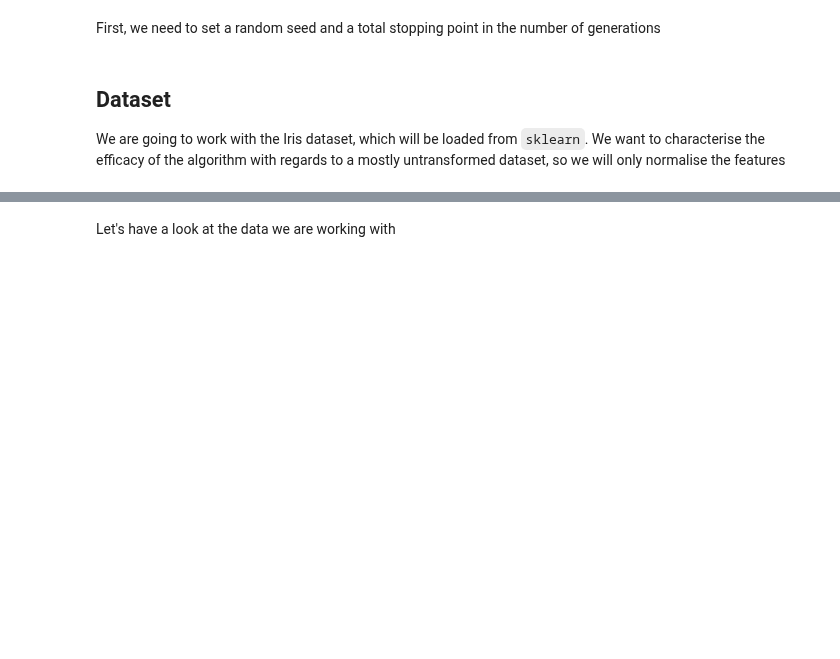
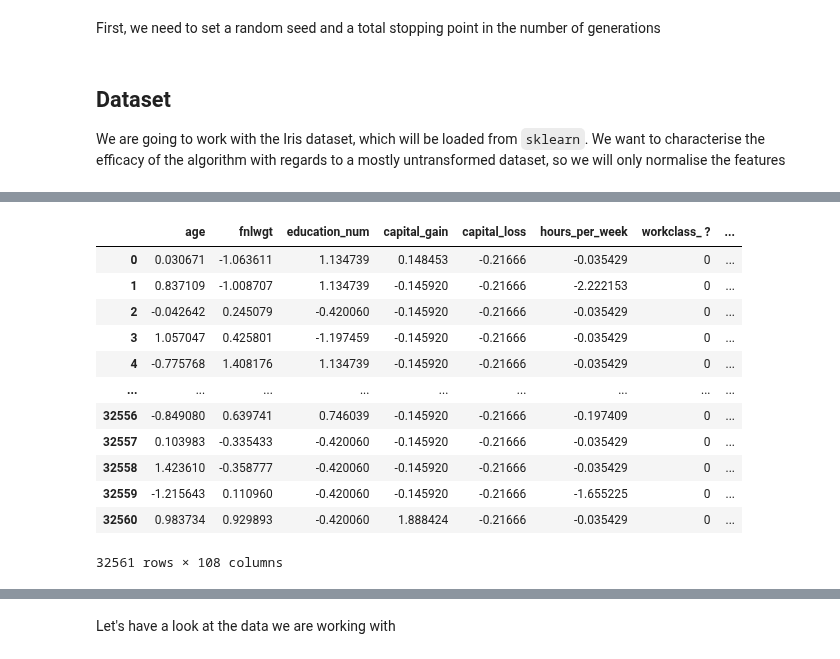
Before and after one commit to mikethemerry/phd-neat-experiments, a Jupyter notebook: UCI Experiments/Adult/Compete adult.ipynb, the cells around one changed output, grey strips where cells are left out. Cells and saved outputs as stored; diff of their text form; code cells hidden in the pictures; blank space fills up the shorter version.

```diff
--- a/UCI Experiments/Adult/Compete adult.ipynb
+++ b/UCI Experiments/Adult/Compete adult.ipynb
@@ -182,0 +140,50 @@ ys = np.array(data[y_col]).astype(np.float32)
+# %%
+x_cols = data.columns.values.tolist()
+y_cols = 'gt50k'
+x_cols.remove(y_cols)
+
+xs_raw = data[x_cols]
+ys_raw = data[y_cols]
+# %%
+categorical_feature_mask = xs_raw.dtypes==object
+numerical_feature_mask = xs_raw.dtypes=="int64"
+
+categorical_cols = xs_raw.columns[categorical_feature_mask].tolist()
+numerical_cols = xs_raw.columns[numerical_feature_mask].tolist()
+
+scaler = StandardScaler()
+# %%
+xs = xs_raw.copy()
+
+# OHE categoricals
+onehotencoded = pd.get_dummies(xs_raw[categorical_cols])
+xs[onehotencoded.columns] = onehotencoded
+xs = xs.drop(categorical_cols, axis=1)
+
+## Linear scaling
+numericals = xs_raw[numerical_cols].values #returns a numpy array
+scaler = StandardScaler()
+numericals = scaler.fit_transform(xs_raw[numerical_cols].values)
+xs[numerical_cols] = pd.DataFrame(numericals)
+
+
+####
+
+## Adjust outcome var
+ys = data['gt50k'] == ' >50K'
+# %%
+xs
+# %% [output]
+|  | age | fnlwgt | education_num | capital_gain | capital_loss | hours_per_week | workclass_ ? | ... |
+| 0 | 0.030671 | -1.063611 | 1.134739 | 0.148453 | -0.21666 | -0.035429 | 0 | ... |
+| 1 | 0.837109 | -1.008707 | 1.134739 | -0.145920 | -0.21666 | -2.222153 | 0 | ... |
+| 2 | -0.042642 | 0.245079 | -0.420060 | -0.145920 | -0.21666 | -0.035429 | 0 | ... |
+| 3 | 1.057047 | 0.425801 | -1.197459 | -0.145920 | -0.21666 | -0.035429 | 0 | ... |
+| 4 | -0.775768 | 1.408176 | 1.134739 | -0.145920 | -0.21666 | -0.035429 | 0 | ... |
+| ... | ... | ... | ... | ... | ... | ... | ... | ... |
+| 32556 | -0.849080 | 0.639741 | 0.746039 | -0.145920 | -0.21666 | -0.197409 | 0 | ... |
+| 32557 | 0.103983 | -0.335433 | -0.420060 | -0.145920 | -0.21666 | -0.035429 | 0 | ... |
+| 32558 | 1.423610 | -0.358777 | -0.420060 | -0.145920 | -0.21666 | -0.035429 | 0 | ... |
+| 32559 | -1.215643 | 0.110960 | -0.420060 | -0.145920 | -0.21666 | -1.655225 | 0 | ... |
+| 32560 | 0.983734 | 0.929893 | -0.420060 | 1.888424 | -0.21666 | -0.035429 | 0 | ... |
+32561 rows × 108 columns
```
Also changed, not shown: parts of 19 cells of this notebook, 3 other files.
